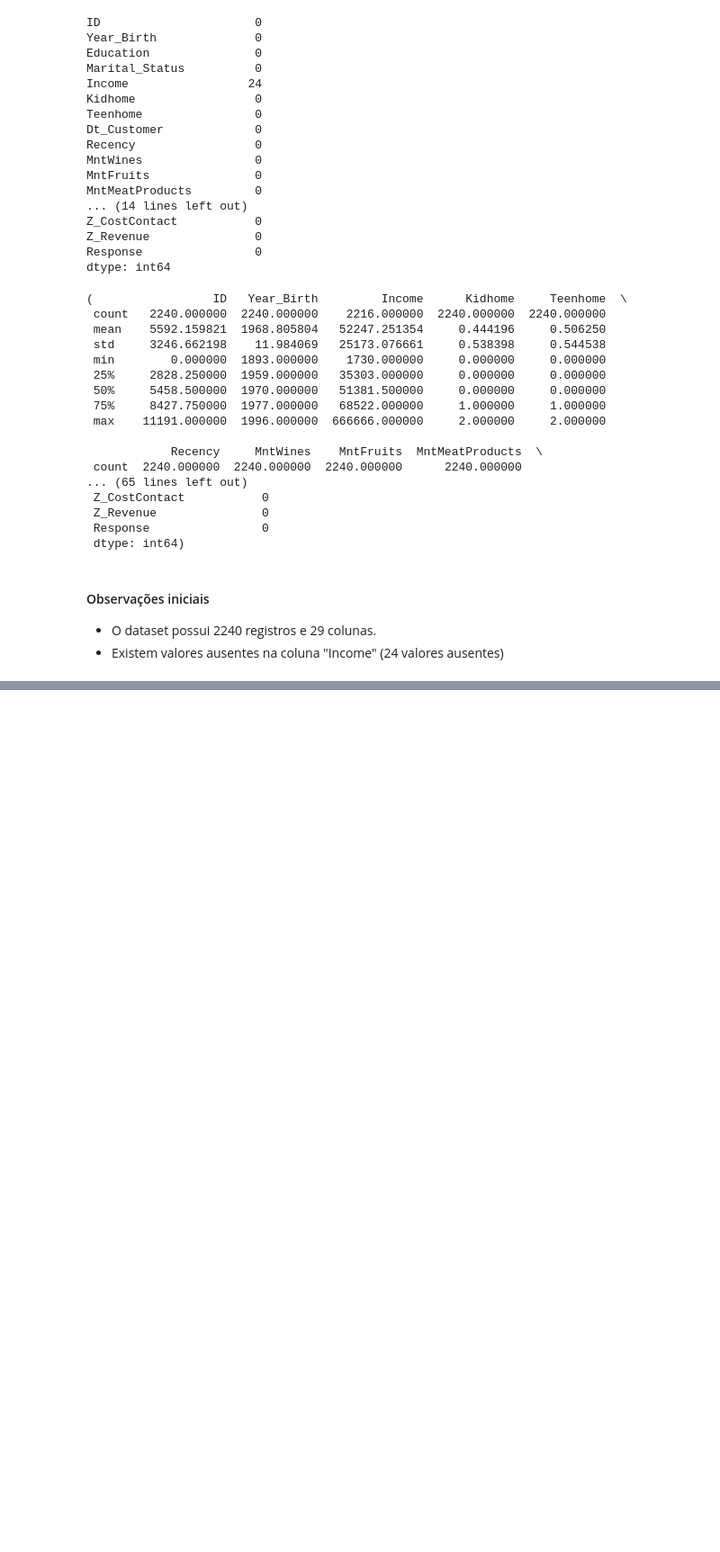
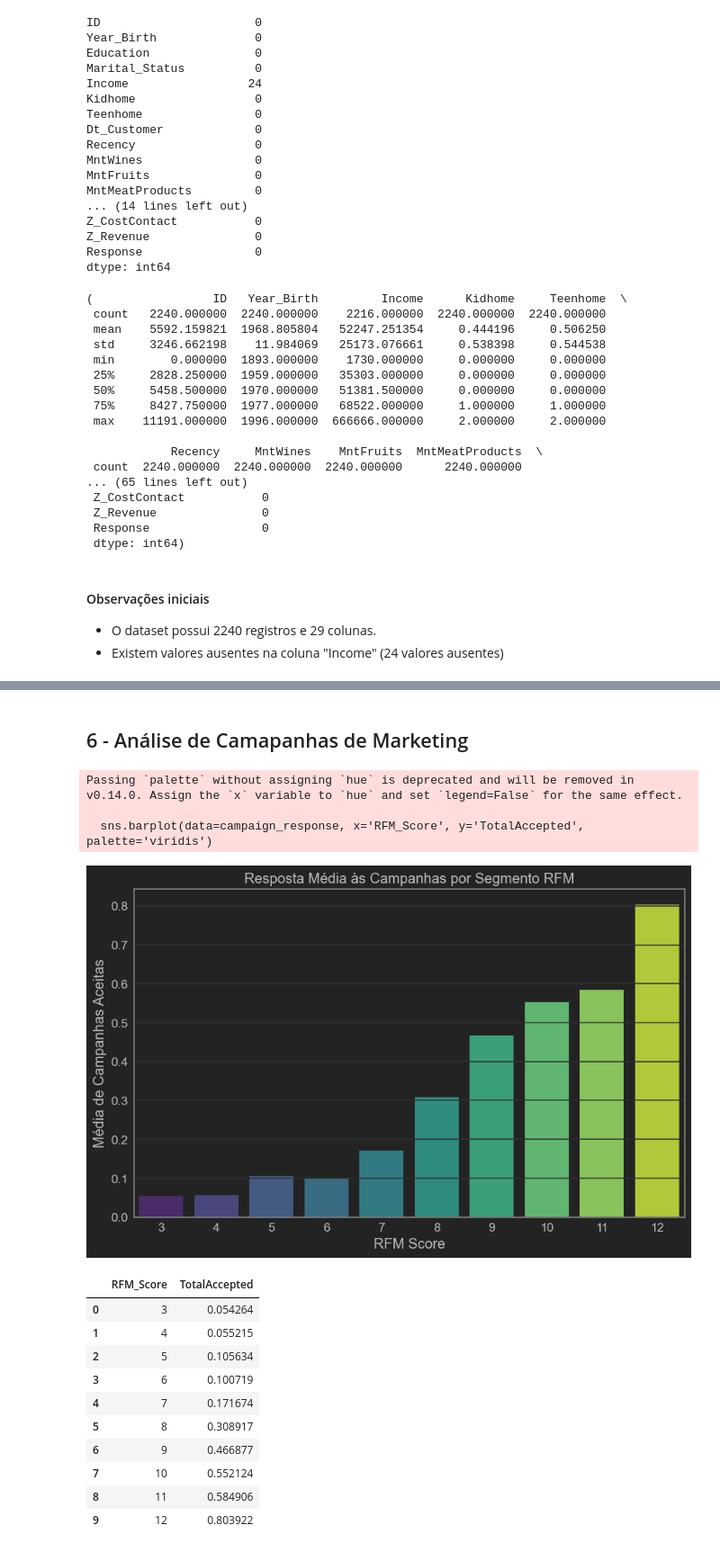
Before and after one commit to ragnarthur/marketing-analysis, a Jupyter notebook: analise.ipynb, the cells around one changed output, grey strips where cells are left out. Shown at 90% size. Saved outputs shown, nothing was run; the diff lists cells and outputs as text; code cells hidden in the pictures; blank space fills up the shorter version.

```diff
--- a/analise.ipynb
+++ b/analise.ipynb
@@ -124,0 +353,37 @@ statistics, missing_values
+# %% [markdown]
+## 6 - Análise de Camapanhas de Marketing
+# %%
+# Verificar a resposta às campanhas de marketing
+campaigns = ['AcceptedCmp1', 'AcceptedCmp2', 'AcceptedCmp3', 'AcceptedCmp4', 'AcceptedCmp5']
+
+# Adicionar a coluna 'TotalAccepted' que soma todas as campanhas aceitas
+df['TotalAccepted'] = df[campaigns].sum(axis=1)
+
+# Analisar a resposta às campanhas por segmento RFM
+campaign_response = df.groupby('RFM_Score')['TotalAccepted'].mean().reset_index()
+
+# Visualizar a resposta média às campanhas por segmento RFM
+plt.figure(figsize=(10, 6))
+sns.barplot(data=campaign_response, x='RFM_Score', y='TotalAccepted', palette='viridis')
+plt.title('Resposta Média às Campanhas por Segmento RFM')
+plt.xlabel('RFM Score')
+plt.ylabel('Média de Campanhas Aceitas')
+plt.show()
+
+campaign_response
+# %% [output]
+Passing `palette` without assigning `hue` is deprecated and will be removed in v0.14.0. Assign the `x` variable to `hue` and set `legend=False` for the same effect.
+
+  sns.barplot(data=campaign_response, x='RFM_Score', y='TotalAccepted', palette='viridis')
+[figure, added]
+|  | RFM_Score | TotalAccepted |
+| 0 | 3 | 0.054264 |
+| 1 | 4 | 0.055215 |
+| 2 | 5 | 0.105634 |
+| 3 | 6 | 0.100719 |
+| 4 | 7 | 0.171674 |
+| 5 | 8 | 0.308917 |
+| 6 | 9 | 0.466877 |
+| 7 | 10 | 0.552124 |
+| 8 | 11 | 0.584906 |
+| 9 | 12 | 0.803922 |
```
Also changed, not shown: parts of 26 cells of this notebook.
